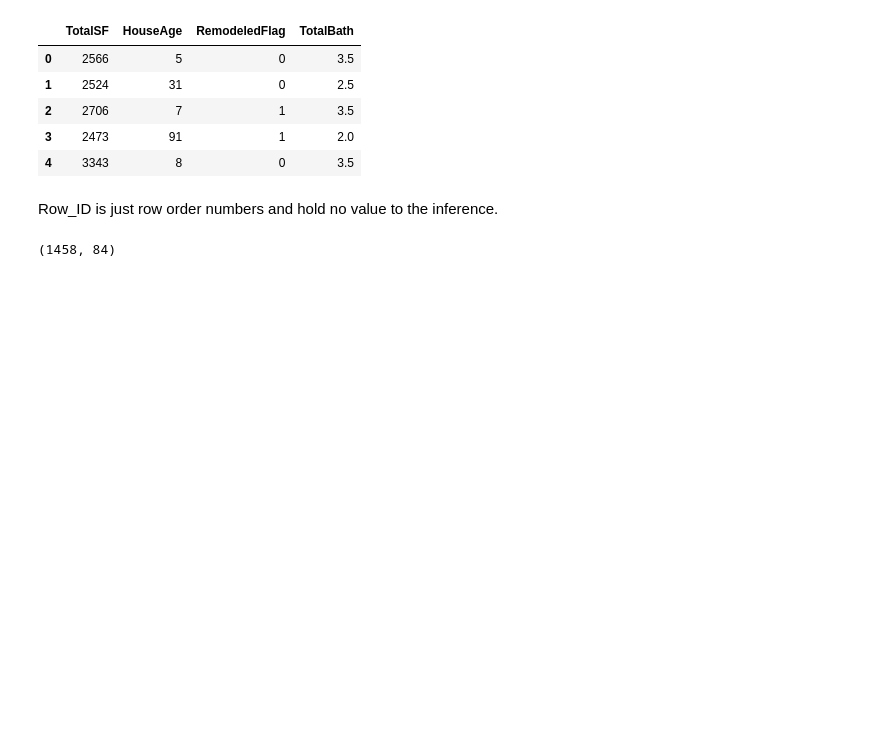
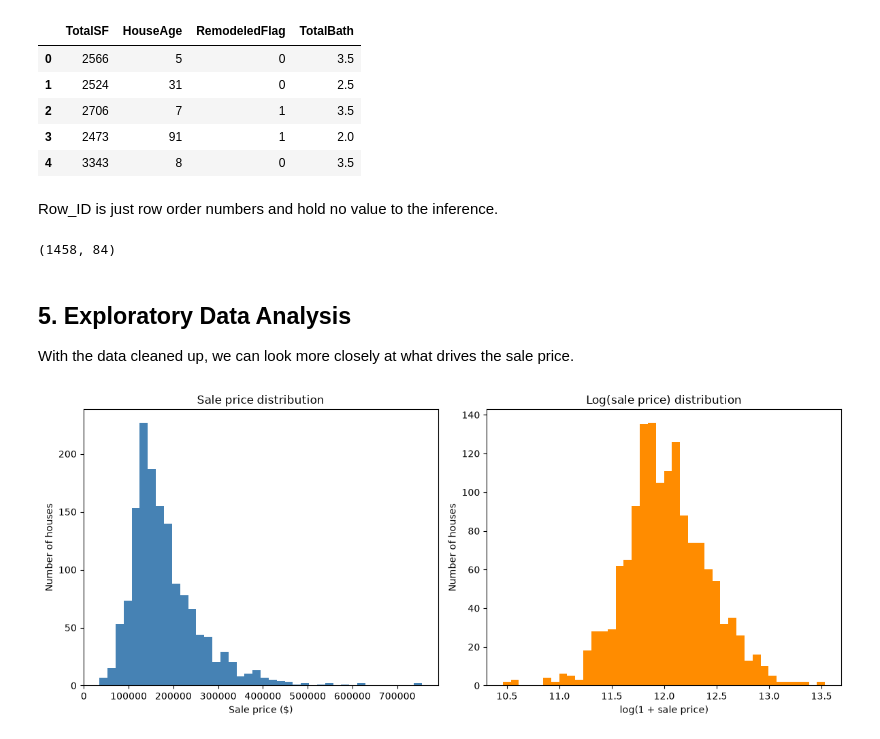
Before and after one commit to Majid-ctrl/Ames-Housing-Data-Cleaning-DS-Price-Prediction-Project, a Jupyter notebook: Notebook.ipynb, the cells around one changed output. Cells and saved outputs as stored; diff of their text form; code cells hidden in the pictures; blank space fills up the shorter version.

```diff
--- a/Notebook.ipynb
+++ b/Notebook.ipynb
@@ -323,3 +323,26 @@ df = df.drop(columns=[column for column in ["row_id", "Id"] if column in df.colu
 print(df.shape)
 # %% [output]
 (1458, 84)
+# %% [markdown]
+## 5. Exploratory Data Analysis
+
+With the data cleaned up, we can look more closely at what drives the sale price.
+# %%
+fig, axes = plt.subplots(1, 2, figsize=(12, 5))
+
+axes[0].hist(df["SalePrice"], bins=40, color="steelblue")
+axes[0].set_title("Sale price distribution")
+axes[0].set_xlabel("Sale price ($)")
+axes[0].set_ylabel("Number of houses")
+
+log_price = np.log1p(df["SalePrice"])
+axes[1].hist(log_price, bins=40, color="darkorange")
+axes[1].set_title("Log(sale price) distribution")
+axes[1].set_xlabel("log(1 + sale price)")
+axes[1].set_ylabel("Number of houses")
+
+plt.tight_layout()
+plt.savefig("../figures/fig_target_dist.png", dpi=150)
+plt.show()
+# %% [output]
+[figure, added]
```
Also changed, not shown: parts of 14 cells of this notebook.
